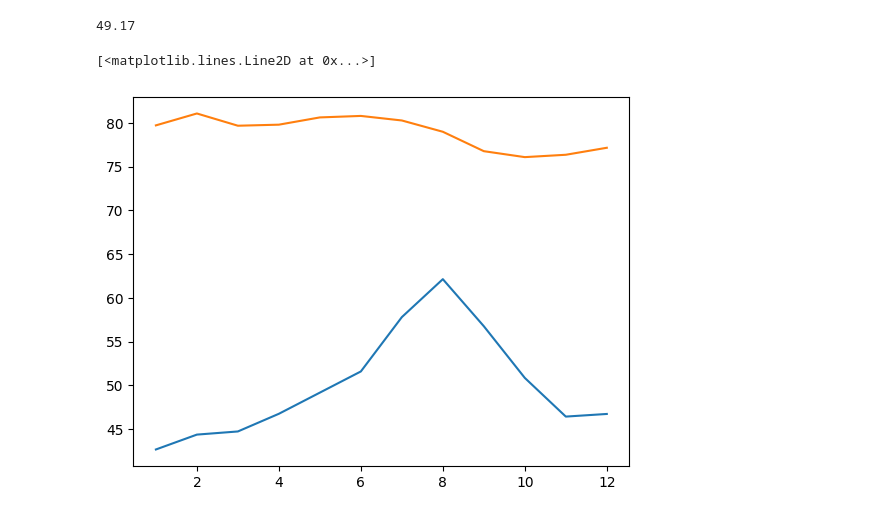
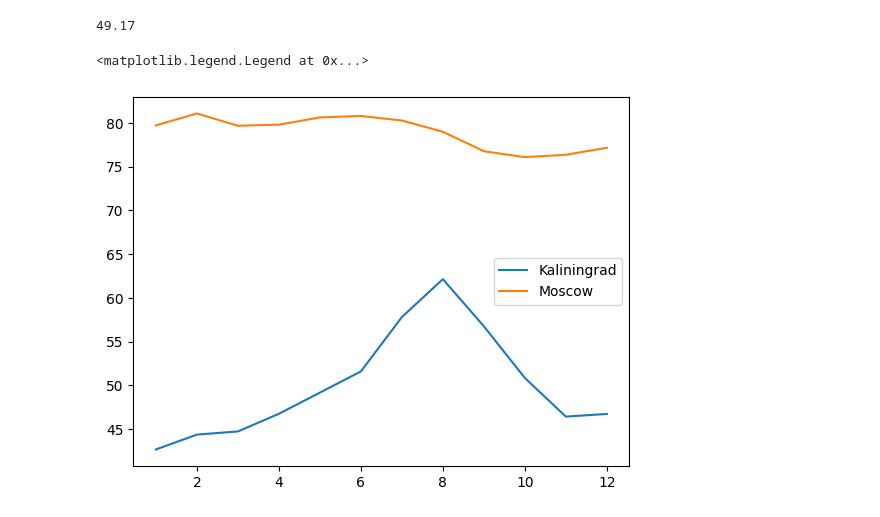
Before and after one commit to marcelojsil/alura-datascience, a Jupyter notebook: Untitled0.ipynb, the cells around one changed output. Cells and saved outputs as stored; diff of their text form; code cells hidden in the pictures.

```diff
--- a/Untitled0.ipynb
+++ b/Untitled0.ipynb
@@ -145,7 +145,8 @@ kaliningrad[4] = np.mean([kaliningrad[3],kaliningrad[5]])
 # %%
 # comparando os valores ente Moscow e Kaliningrad
 plt.plot(np.arange(1,13,1), Kaliningrad_ano1)
 plt.plot(np.arange(1,13,1), Moscow_ano1)
+plt.legend(['Kaliningrad','Moscow'])
 # %% [output]
-[<matplotlib.lines.Line2D at 0x...>]
+<matplotlib.legend.Legend at 0x...>
-[figure, old version]
+[figure, new version]
```
Also changed, not shown: parts of 20 cells of this notebook.
